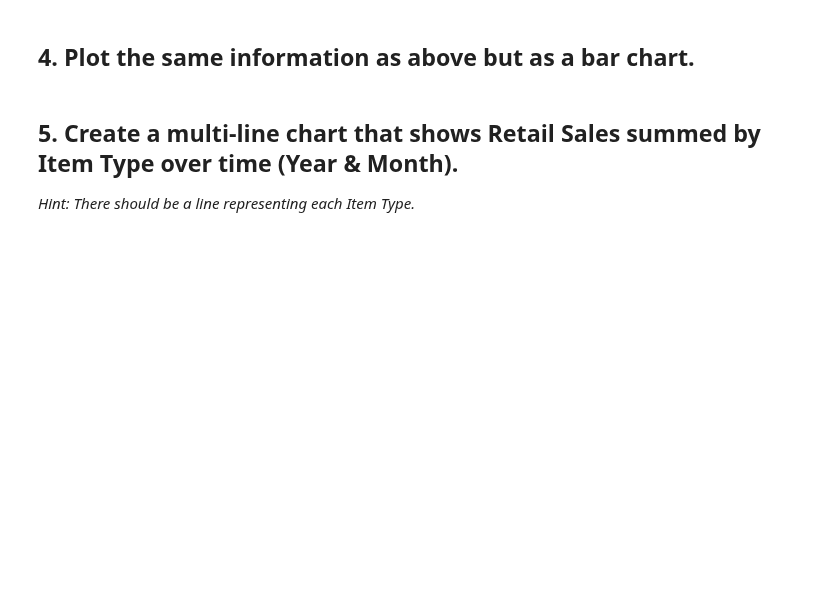
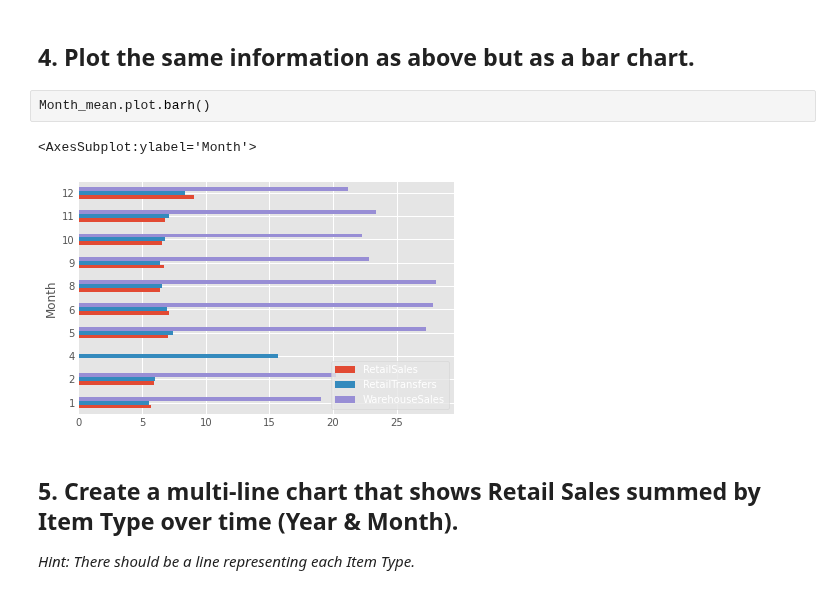
Before and after one commit to jmolendijk/dataV2-labs, a Jupyter notebook: module-2/Plotting-Multiple-Data-Series/your-code/main.ipynb, the cells around one changed output. Saved outputs shown, nothing was run; the diff lists cells and outputs as text; blank space fills up the shorter version.

```diff
--- a/module-2/Plotting-Multiple-Data-Series/your-code/main.ipynb
+++ b/module-2/Plotting-Multiple-Data-Series/your-code/main.ipynb
@@ -29,5 +105,10 @@ data.head()
 # %% [markdown]
 ## 4. Plot the same information as above but as a bar chart.
+# %%
+Month_mean.plot.barh()
+# %% [output]
+<AxesSubplot:ylabel='Month'>
+[figure, added]
 # %% [markdown]
 ## 5. Create a multi-line chart that shows Retail Sales summed by Item Type over time (Year & Month).
 
```
Also changed, not shown: parts of 12 cells of this notebook, 1 other file.
